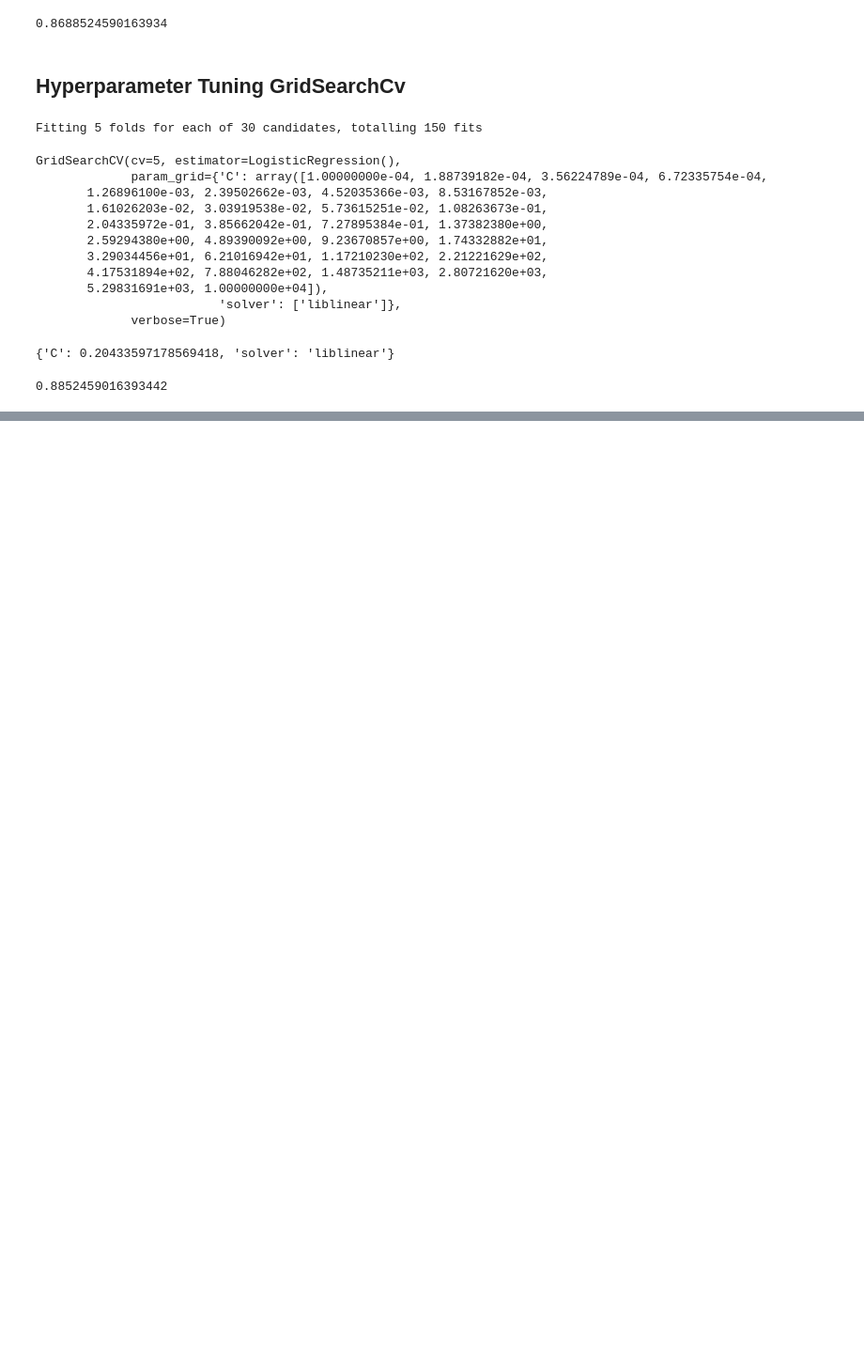
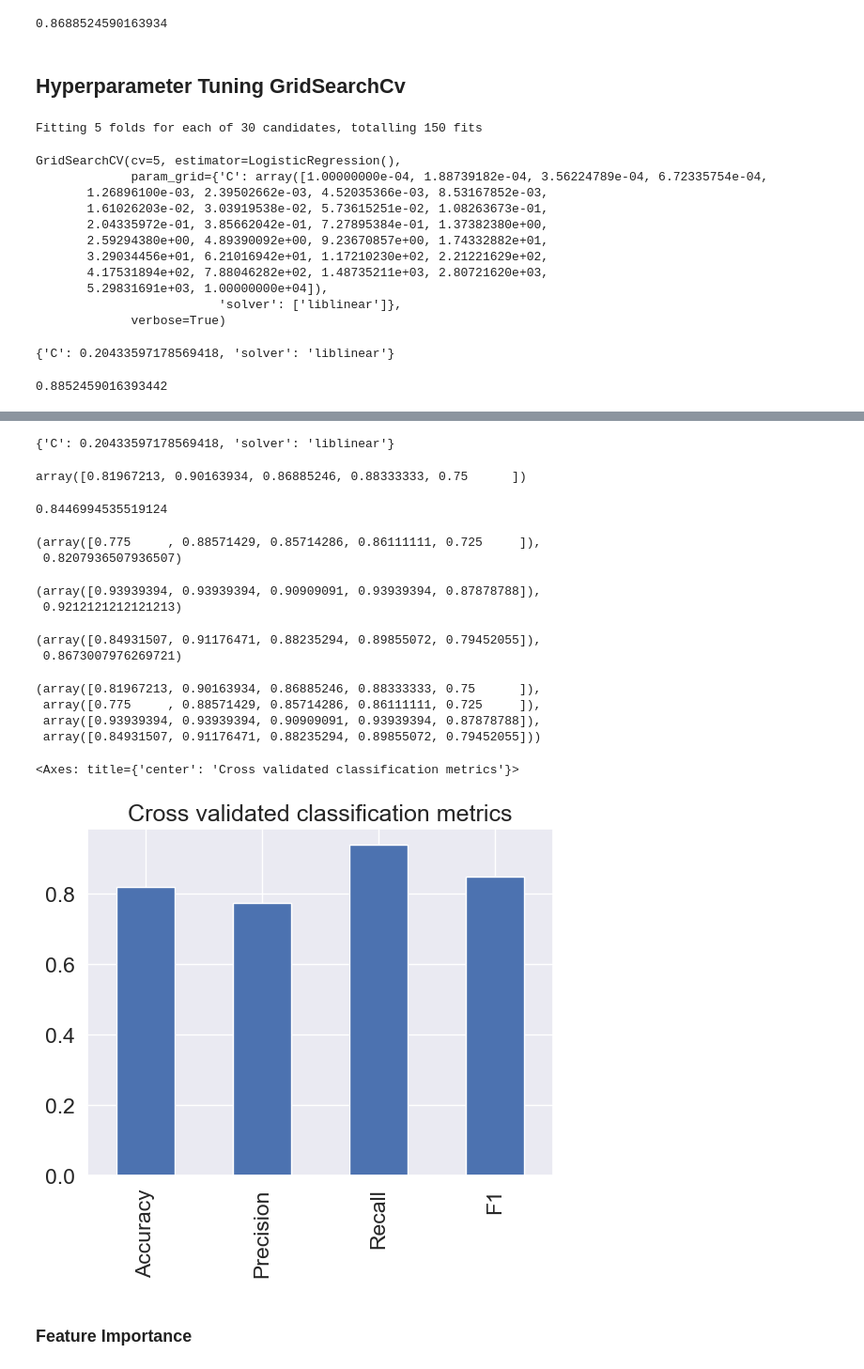
Before and after one commit to yair489/heart_disease_ML, a Jupyter notebook: heart_disease_classification.ipynb, the cells around one changed output, grey strips where cells are left out. Shown at 94% size. Cells and saved outputs as stored; diff of their text form; code cells hidden in the pictures; blank space fills up the shorter version.

```diff
--- a/heart_disease_classification.ipynb
+++ b/heart_disease_classification.ipynb
@@ -678,0 +748,5 @@ gs_log_reg.score(X_test , y_test)
+# %%
+# Check best hyperparameters
+gs_log_reg.best_params_
+# %% [output]
+{'C': 0.20433597178569418, 'solver': 'liblinear'}
@@ -678,0 +757,53 @@ gs_log_reg.score(X_test , y_test)
+# %%
+# Cross validated accuracy
+cv_acc = cross_val_score(clf, x ,y , cv= 5 , scoring="accuracy")
+cv_acc
+# %% [output]
+array([0.81967213, 0.90163934, 0.86885246, 0.88333333, 0.75      ])
+# %%
+cv_acc_mean = np.mean(cv_acc)
+cv_acc_mean
+# %% [output]
+0.8446994535519124
+# %%
+#Cross validated precision
+cv_precision = cross_val_score(clf, x ,y , cv= 5 , scoring="precision")
+cv_precision , np.mean(cv_precision)
+# %% [output]
+(array([0.775     , 0.88571429, 0.85714286, 0.86111111, 0.725     ]),
+ 0.8207936507936507)
+# %%
+# Cross validated recall
+cv_recall = cross_val_score(clf, x ,y , cv= 5 , scoring="recall")
+cv_recall , np.mean(cv_recall)
+# %% [output]
+(array([0.93939394, 0.93939394, 0.90909091, 0.93939394, 0.87878788]),
+ 0.9212121212121213)
+# %%
+# Cross validated F1
+cv_f1 = cross_val_score(clf, x ,y , cv= 5 , scoring="f1")
+cv_f1 , np.mean(cv_f1)
+# %% [output]
+(array([0.84931507, 0.91176471, 0.88235294, 0.89855072, 0.79452055]),
+ 0.8673007976269721)
+# %%
+cv_acc,cv_precision,cv_recall,cv_f1
+# %% [output]
+(array([0.81967213, 0.90163934, 0.86885246, 0.88333333, 0.75      ]),
+ array([0.775     , 0.88571429, 0.85714286, 0.86111111, 0.725     ]),
+ array([0.93939394, 0.93939394, 0.90909091, 0.93939394, 0.87878788]),
+ array([0.84931507, 0.91176471, 0.88235294, 0.89855072, 0.79452055]))
+# %%
+# Create the DataFrame with the first value of each metric
+cv_metrics = pd.DataFrame({"Accuracy": [cv_acc[0]],
+                           "Precision": [cv_precision[0]],
+                           "Recall": [cv_recall[0]],
+                           "F1": [cv_f1[0]]})
+
+# Transpose and plot
+cv_metrics.T.plot.bar(title="Cross validated classification metrics", legend=False)
+# %% [output]
+<Axes: title={'center': 'Cross validated classification metrics'}>
+[figure, added]
+# %% [markdown]
+### Feature Importance
```
Also changed, not shown: parts of 18 cells of this notebook.
